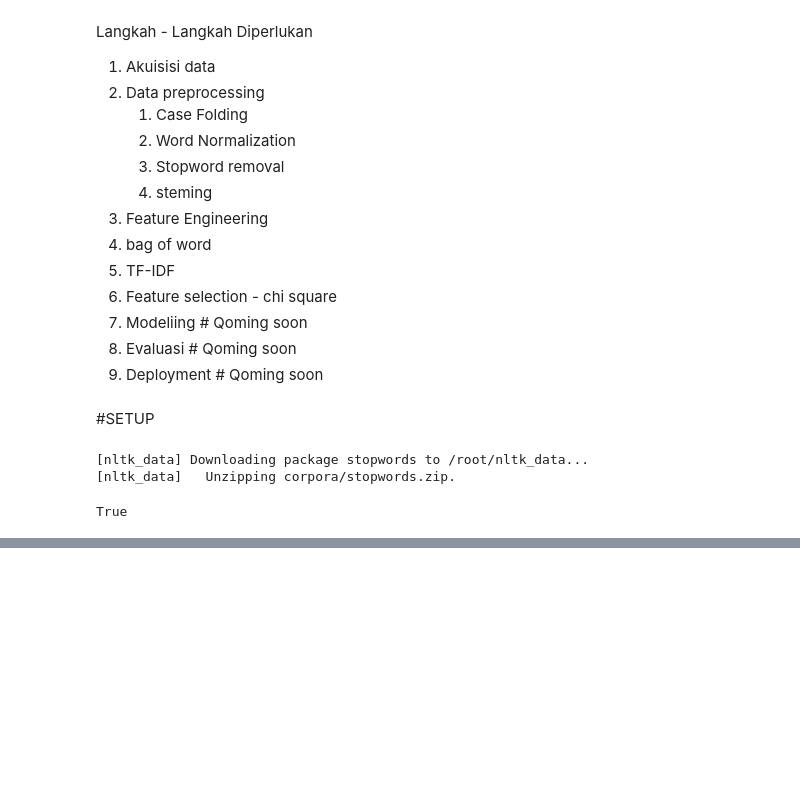
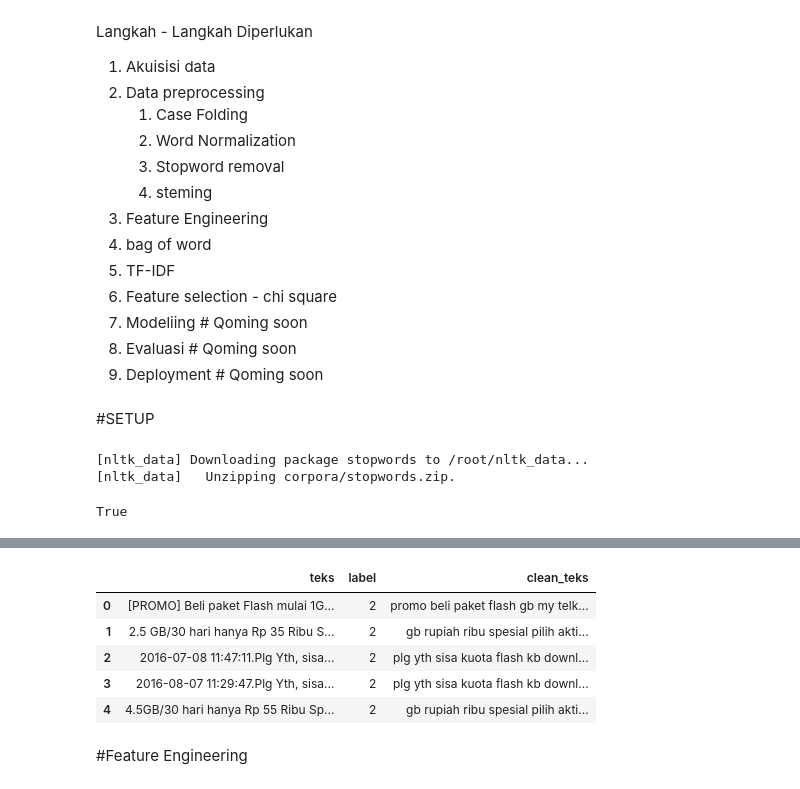
Before and after one commit to FairuzFernanda30/Latihan, a Jupyter notebook: Case_Study_.ipynb, the cells around one changed output, grey strips where cells are left out. Saved outputs shown, nothing was run; the diff lists cells and outputs as text; code cells hidden in the pictures; blank space fills up the shorter version.

```diff
--- a/Case_Study_.ipynb
+++ b/Case_Study_.ipynb
@@ -39,0 +190,10 @@ import pickle
+# %%
+# Buat fungsi untuk langkah stopwords removal
+
+def remove_stopwords(text):
+  clean_word = []
+  all_text = text.split()
+  for word in all_text:
+    if word not in stopwords_id:
+      clean_word.append(word)
+  return ' '.join(clean_word)
@@ -39,0 +217,10 @@ import pickle
+# %%
+from Sastrawi.Stemmer.StemmerFactory import StemmerFactory
+
+factory = StemmerFactory()
+stemmer = factory.create_stemmer()
+
+# Buat fungsi untuk langkah stemming Bahasa Indonesia
+def stemming(text):
+  text = stemmer.stem(text)
+  return text
@@ -39,0 +247,8 @@ import pickle
+# %%
+# Buat fungsi untuk menggabungkan seluruh langkah pada text preprocessing
+def text_preprocessing_process(text):
+  text = casefolding(text)
+  text = text_normalize(text)
+  text = remove_stopwords(text)
+  text = stemming(text)
+  return text
@@ -39,0 +263,9 @@ import pickle
+# %%
+data.head()
+# %% [output]
+|  | teks | label | clean_teks |
+| 0 | [PROMO] Beli paket Flash mulai 1G... | 2 | promo beli paket flash gb my telk... |
+| 1 | 2.5 GB/30 hari hanya Rp 35 Ribu S... | 2 | gb rupiah ribu spesial pilih akti... |
+| 2 | 2016-07-08 11:47:11.Plg Yth, sisa... | 2 | plg yth sisa kuota flash kb downl... |
+| 3 | 2016-08-07 11:29:47.Plg Yth, sisa... | 2 | plg yth sisa kuota flash kb downl... |
+| 4 | 4.5GB/30 hari hanya Rp 55 Ribu Sp... | 2 | gb rupiah ribu spesial pilih akti... |
@@ -39,0 +275,2 @@ import pickle
+# %% [markdown]
+#Feature Engineering
```
Also changed, not shown: parts of 33 cells of this notebook.
